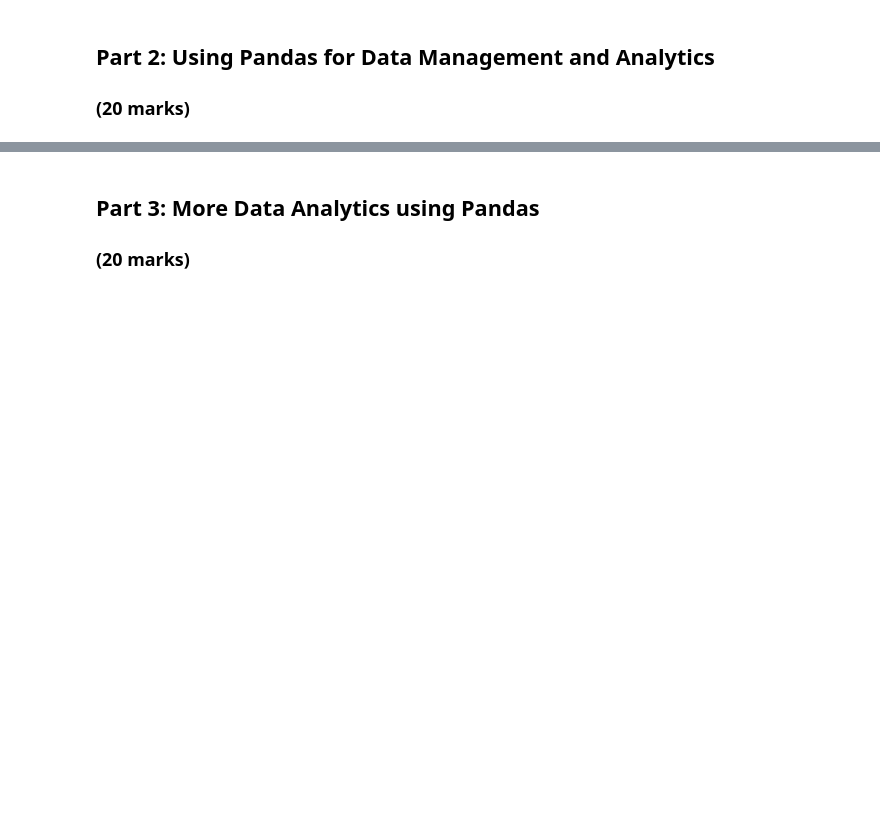
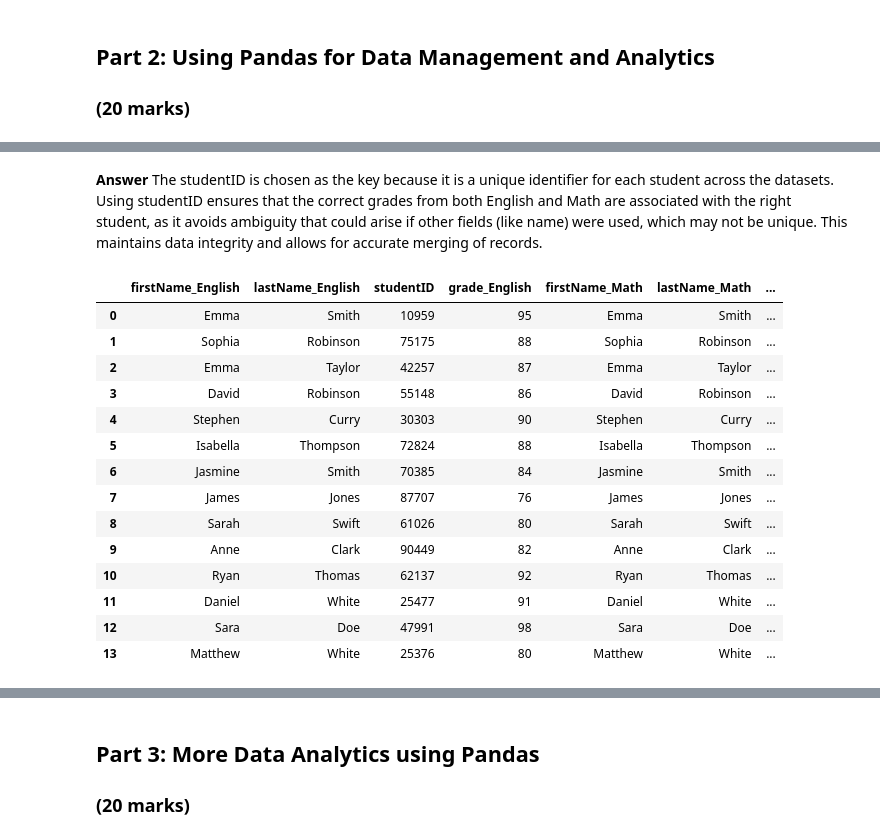
Before and after one commit to ShaikhSikanderAli/engg680_2024_fall, a Jupyter notebook: Lab_Assignment1/StudentGradeManagementSystem.ipynb, the cells around one changed output, grey strips where cells are left out. Drawn from its saved outputs; the diff is of its cells as text; code cells hidden in the pictures; blank space fills up the shorter version.

Commit message:
Complete Part 2: Using Pandas for Data Management and Analytics

```diff
--- a/Lab_Assignment1/StudentGradeManagementSystem.ipynb
+++ b/Lab_Assignment1/StudentGradeManagementSystem.ipynb
@@ -52,8 +53,8 @@ The subjects involved in this grading system is English and Math.
 # %%
 # Load the student grade CSV files into DataFrames using the defined variables
 # (2 marks)
-df_english =
-df_math =
+df_english = pd.read_csv('studentGrades_English.csv')
+df_math = pd.read_csv('studentGrades_Math.csv')
 # %%
 # Merging the DataFrames on 'studentID'
 df_studentGrades = pd.merge(df_english, df_math, on='studentID', suffixes=('_English', '_Math'))
@@ -64,10 +84,30 @@ df_studentGrades = pd.merge(df_english, df_math, on='studentID', suffixes=('_Eng
+# %% [markdown]
+**Answer**
+The studentID is chosen as the key because it is a unique identifier for each student across the datasets. Using studentID ensures that the correct grades from both English and Math are associated with the right student, as it avoids ambiguity that could arise if other fields (like name) were used, which may not be unique. This maintains data integrity and allows for accurate merging of records.
 # %%
 # Let's calculate the average GPA across the two classes for each student
 df_studentGrades['GPA'] = df_studentGrades[['grade_English', 'grade_Math']].mean(axis=1)
 
 # Now let's check the data! In the space below, please use the .head method to display the dataframe.
 # (1 mark)
 #
+df_studentGrades.head(13)
+# %% [output]
+|  | firstName_English | lastName_English | studentID | grade_English | firstName_Math | lastName_Math | ... |
+| 0 | Emma | Smith | 10959 | 95 | Emma | Smith | ... |
+| 1 | Sophia | Robinson | 75175 | 88 | Sophia | Robinson | ... |
+| 2 | Emma | Taylor | 42257 | 87 | Emma | Taylor | ... |
+| 3 | David | Robinson | 55148 | 86 | David | Robinson | ... |
+| 4 | Stephen | Curry | 30303 | 90 | Stephen | Curry | ... |
+| 5 | Isabella | Thompson | 72824 | 88 | Isabella | Thompson | ... |
+| 6 | Jasmine | Smith | 70385 | 84 | Jasmine | Smith | ... |
+| 7 | James | Jones | 87707 | 76 | James | Jones | ... |
+| 8 | Sarah | Swift | 61026 | 80 | Sarah | Swift | ... |
+| 9 | Anne | Clark | 90449 | 82 | Anne | Clark | ... |
+| 10 | Ryan | Thomas | 62137 | 92 | Ryan | Thomas | ... |
+| 11 | Daniel | White | 25477 | 91 | Daniel | White | ... |
+| 12 | Sara | Doe | 47991 | 98 | Sara | Doe | ... |
+| 13 | Matthew | White | 25376 | 80 | Matthew | White | ... |
 # %%
 # Do you notice a problem? The rows for first name and last name have been duplicated!
 # .drop(columns=['<column_name1>','<column_name2>'] is a Pandas method that can be used to drop columns.
```
Also changed, not shown: parts of 19 cells of this notebook.
